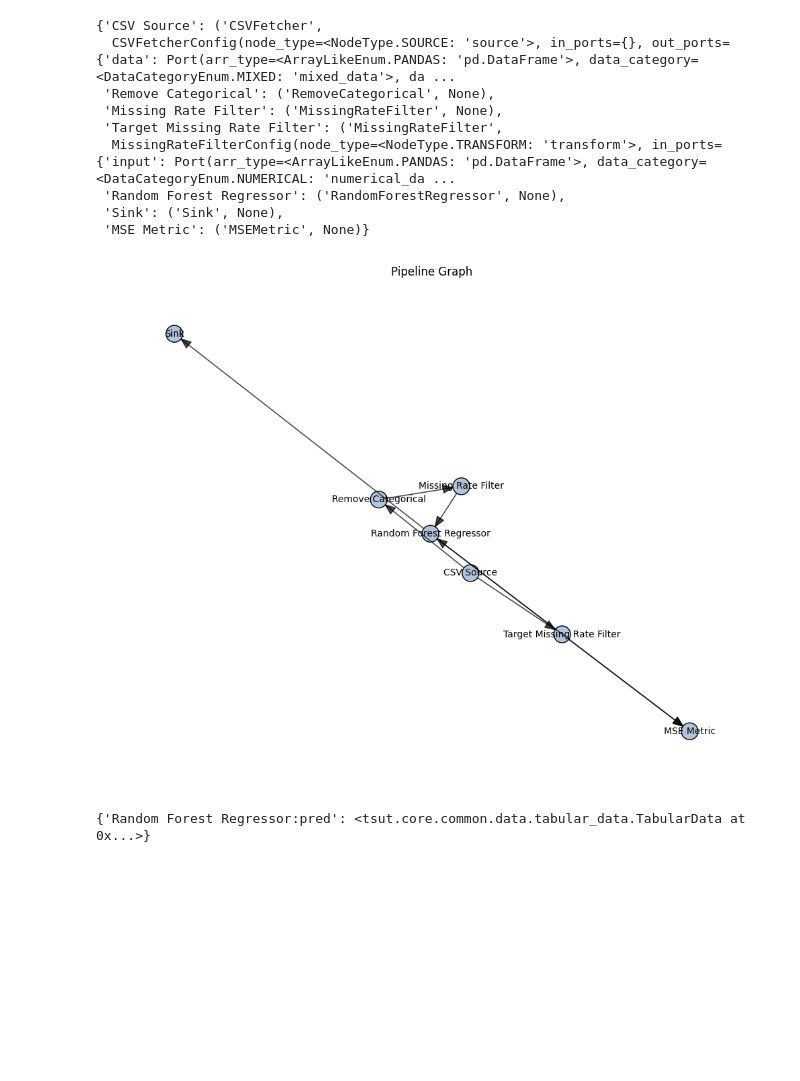
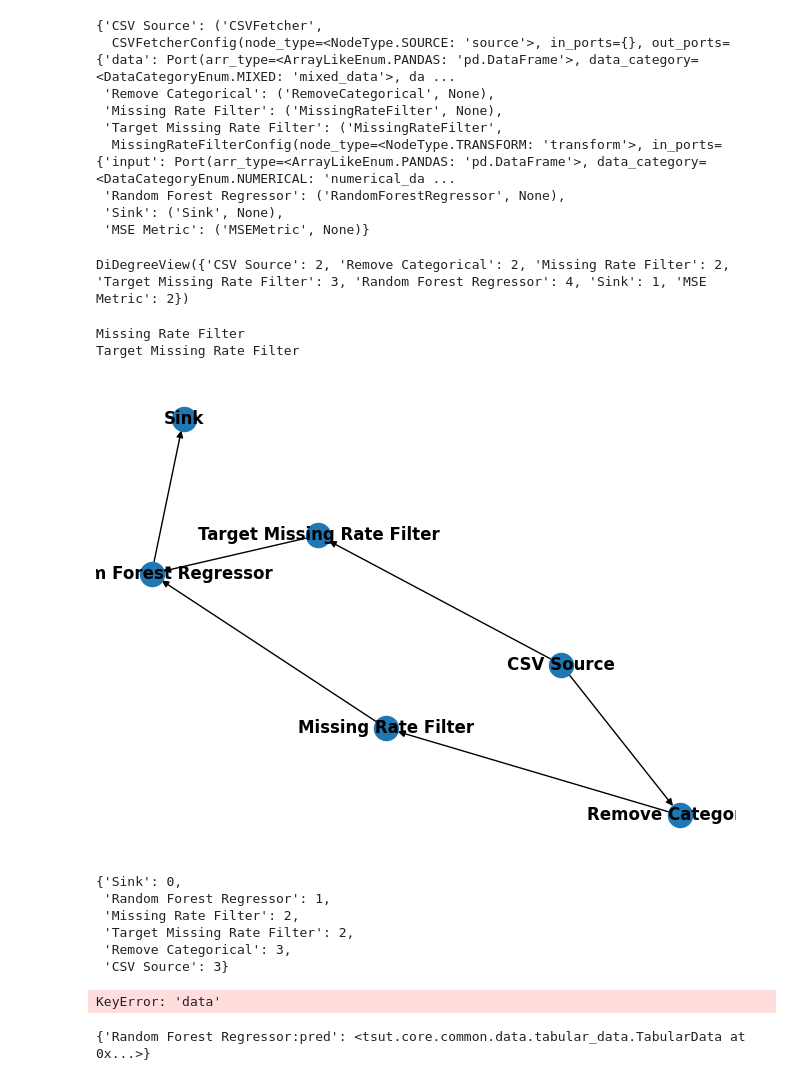
Before and after one commit to AdrienBolling/TimeSeriesUnifiedToolbox, a Jupyter notebook: examples/pipeline.ipynb, the cells around one changed output. Cells and saved outputs as stored; diff of their text form; code cells hidden in the pictures; blank space fills up the shorter version.

```diff
--- a/examples/pipeline.ipynb
+++ b/examples/pipeline.ipynb
@@ -75,15 +75,39 @@ pipe_conf = PipelineConfig(
 )
 
 pipe = Pipeline(config=pipe_conf)
-# %%
-pipe.render()
-# %% [output]
-[figure, removed]
 # %%
 from tsut.core.pipeline.runners.smart_runner import TabularSmartRunner
+# %%
+g = pipe.graph
+g.degree()
+# %% [output]
+DiDegreeView({'CSV Source': 2, 'Remove Categorical': 2, 'Missing Rate Filter': 2, 'Target Missing Rate Filter': 3, 'Random Forest Regressor': 4, 'Sink': 1, 'MSE Metric': 2})
+# %%
+for node in g.predecessors("Random Forest Regressor"):
+    print(node)
+# %% [output]
+Missing Rate Filter
+Target Missing Rate Filter
+# %%
+import networkx as nx
+nx.draw(pipe.graph_wo_metrics, with_labels=True, font_weight='bold')
+# %% [output]
+[figure, added]
+# %%
+nx.shortest_path_length(pipe.graph, target="Sink")
+# %% [output]
+{'Sink': 0,
+ 'Random Forest Regressor': 1,
+ 'Missing Rate Filter': 2,
+ 'Target Missing Rate Filter': 2,
+ 'Remove Categorical': 3,
+ 'CSV Source': 3}
 # %%
+pipe.render()
 pipe.compile()
 runnable = TabularSmartRunner(pipe)
+# %% [output]
+KeyError: 'data'
 # %%
 runnable.train()
 # %%
```
Also changed, not shown: parts of 1 cell of this notebook.
